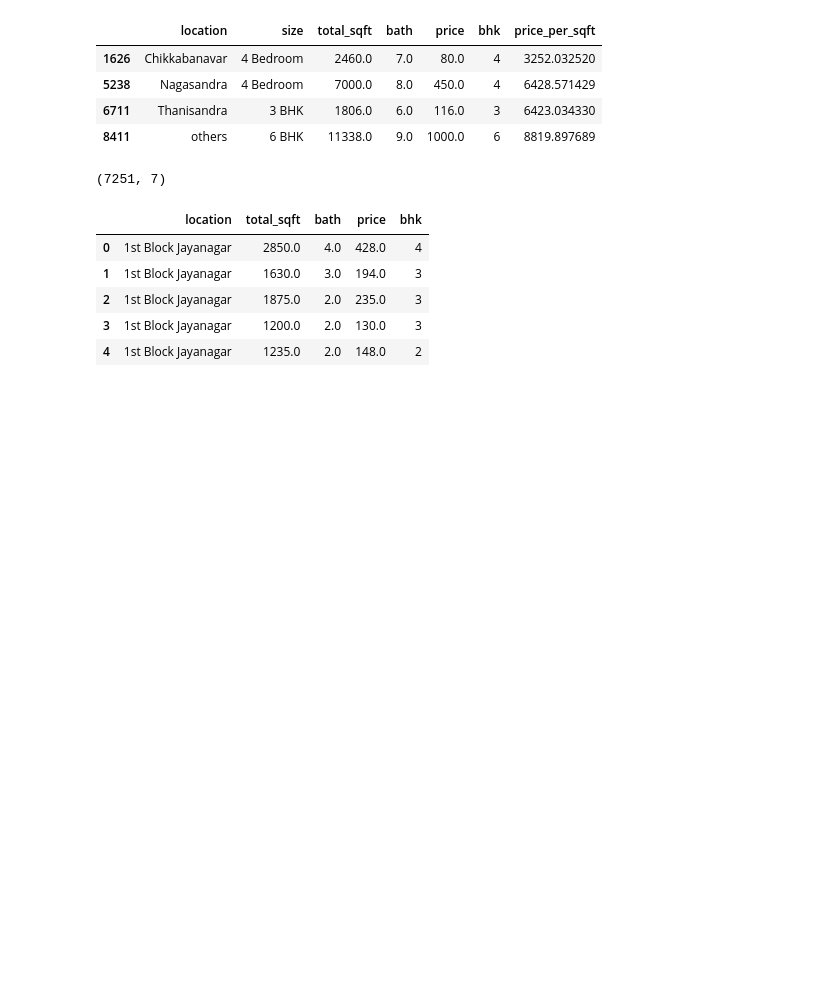
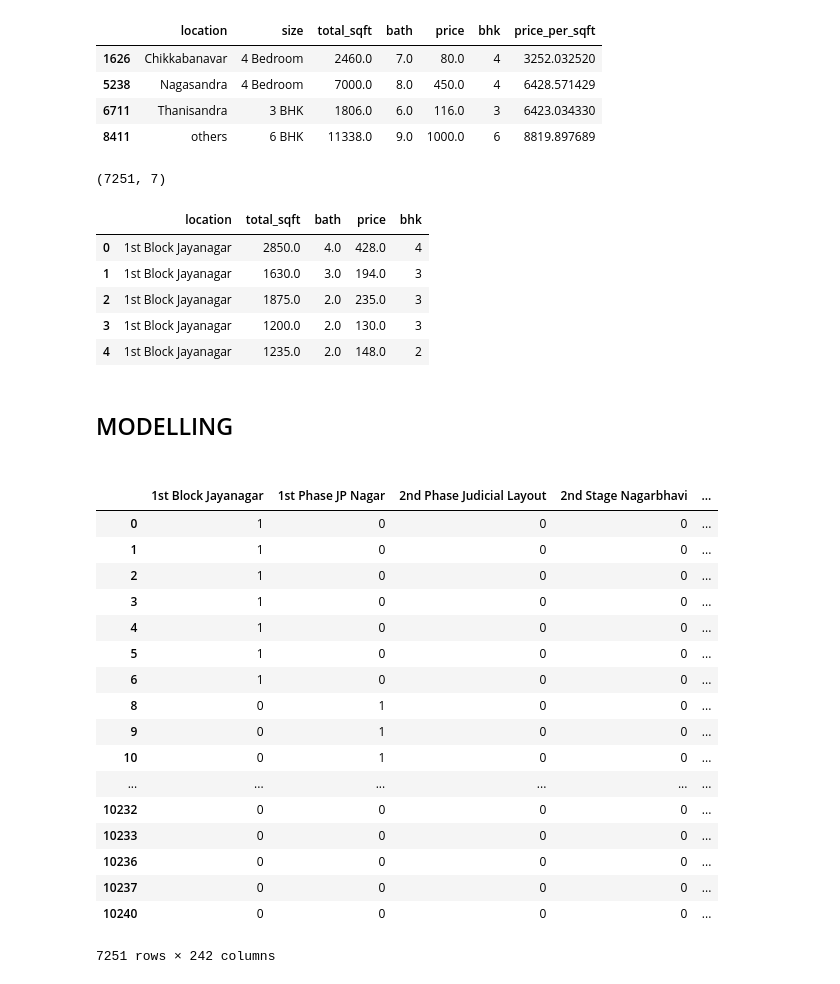
Before and after one commit to varunpatel07/Real-Estate-Price-Prediction, a Jupyter notebook: Real Estate Price Prediction.ipynb, the cells around one changed output. Cells and saved outputs as stored; diff of their text form; code cells hidden in the pictures; blank space fills up the shorter version.

```diff
--- a/Real Estate Price Prediction.ipynb
+++ b/Real Estate Price Prediction.ipynb
@@ -271,3 +271,27 @@ df10.head()
 | 2 | 1st Block Jayanagar | 1875.0 | 2.0 | 235.0 | 3 |
 | 3 | 1st Block Jayanagar | 1200.0 | 2.0 | 130.0 | 3 |
 | 4 | 1st Block Jayanagar | 1235.0 | 2.0 | 148.0 | 2 |
+# %% [markdown]
+<H2>MODELLING<H2>
+# %%
+dummies=pd.get_dummies(df10["location"])
+dummies
+# %% [output]
+|  | 1st Block Jayanagar | 1st Phase JP Nagar | 2nd Phase Judicial Layout | 2nd Stage Nagarbhavi | ... |
+| 0 | 1 | 0 | 0 | 0 | ... |
+| 1 | 1 | 0 | 0 | 0 | ... |
+| 2 | 1 | 0 | 0 | 0 | ... |
+| 3 | 1 | 0 | 0 | 0 | ... |
+| 4 | 1 | 0 | 0 | 0 | ... |
+| 5 | 1 | 0 | 0 | 0 | ... |
+| 6 | 1 | 0 | 0 | 0 | ... |
+| 8 | 0 | 1 | 0 | 0 | ... |
+| 9 | 0 | 1 | 0 | 0 | ... |
+| 10 | 0 | 1 | 0 | 0 | ... |
+| ... | ... | ... | ... | ... | ... |
+| 10232 | 0 | 0 | 0 | 0 | ... |
+| 10233 | 0 | 0 | 0 | 0 | ... |
+| 10236 | 0 | 0 | 0 | 0 | ... |
+| 10237 | 0 | 0 | 0 | 0 | ... |
+| 10240 | 0 | 0 | 0 | 0 | ... |
+7251 rows × 242 columns
```
Also changed, not shown: parts of 11 cells of this notebook, 4 other files.
